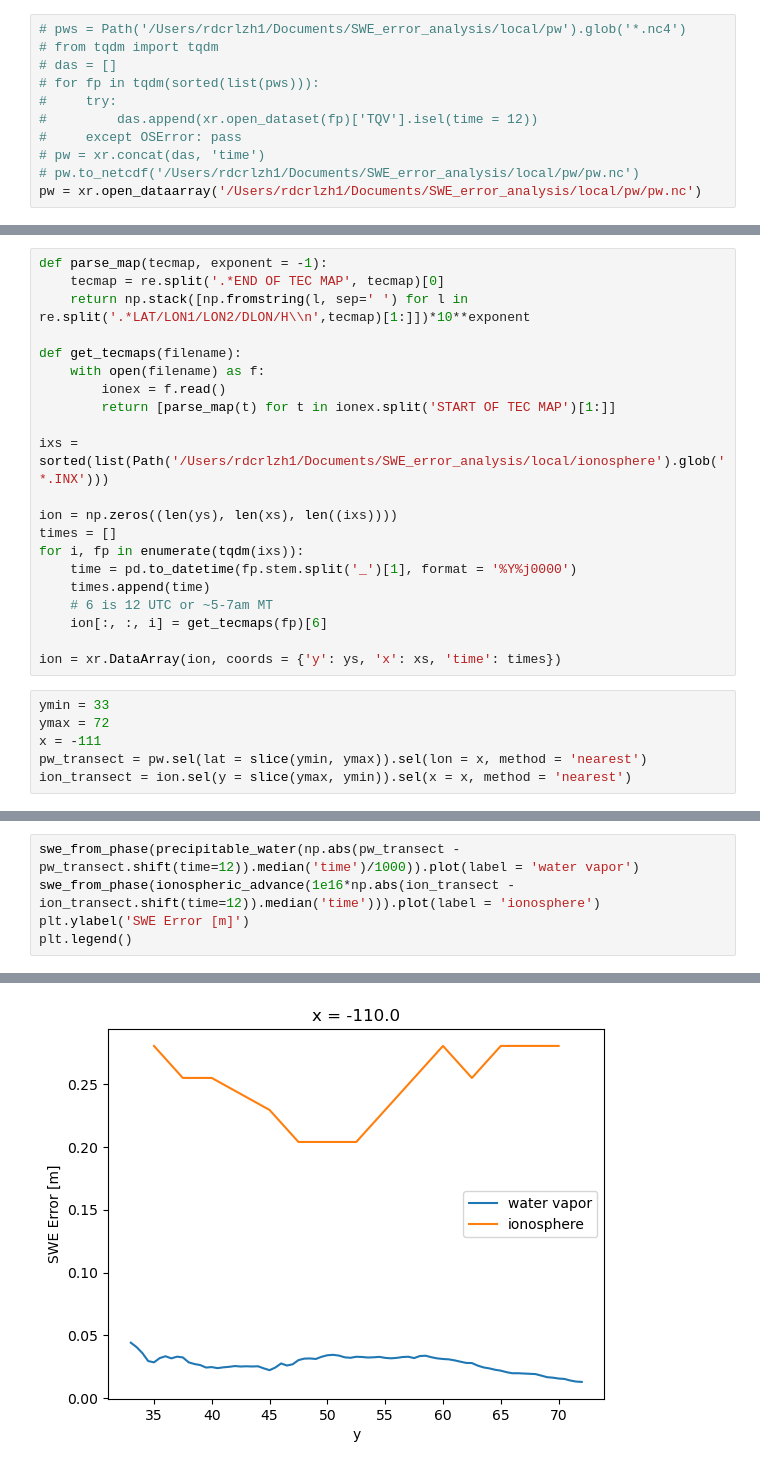
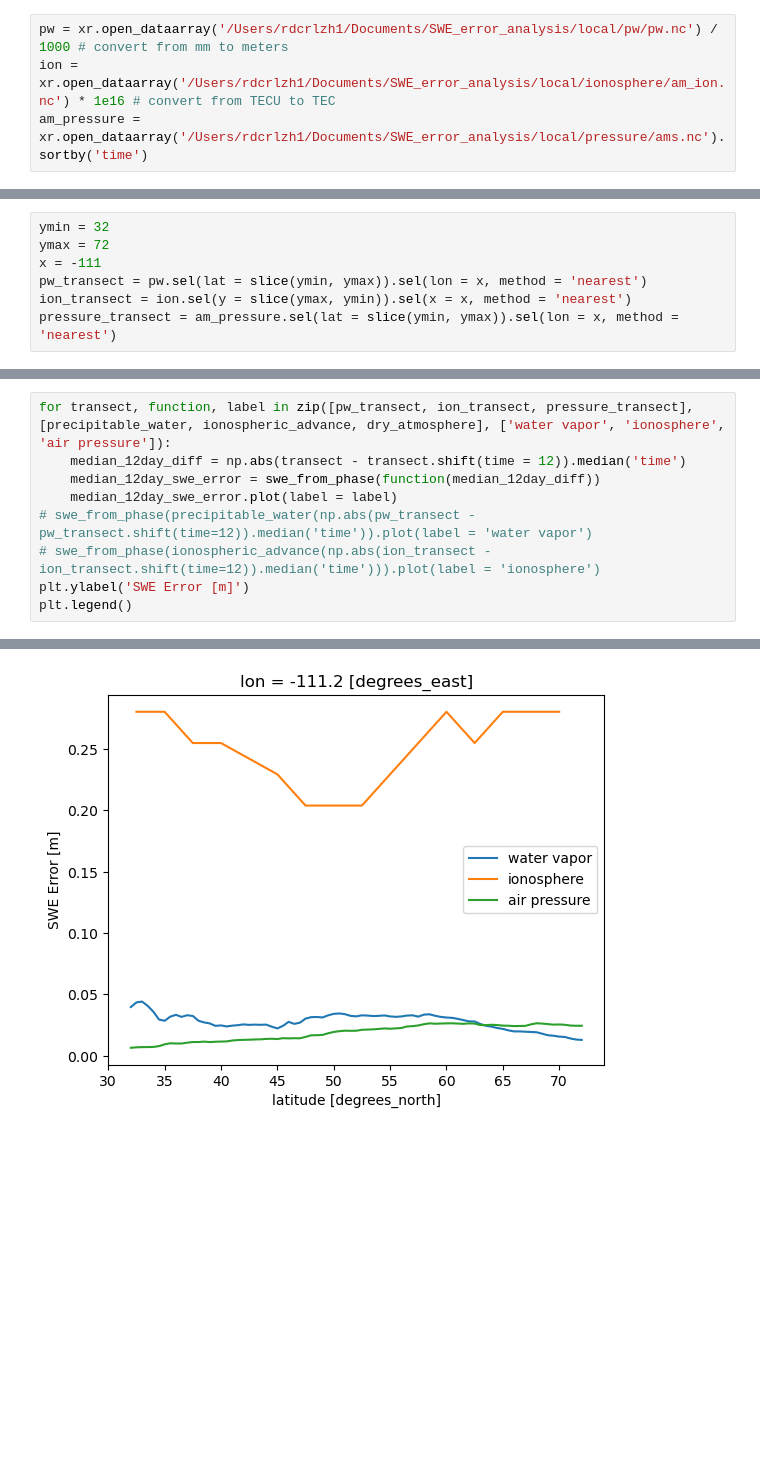
Before and after one commit to rpalomaki/SWE_error_analysis, a Jupyter notebook: src/analysis/play/figure3_transect.ipynb, the cells around one changed output, grey strips where cells are left out. Cells and saved outputs as stored; diff of their text form; blank space fills up the shorter version.

```diff
--- a/src/analysis/play/figure3_transect.ipynb
+++ b/src/analysis/play/figure3_transect.ipynb
@@ -15,11 +17,4 @@ from non_snow_retrievals import precipitable_water, ionospheric_advance
 # %%
-# pws = Path('/Users/rdcrlzh1/Documents/SWE_error_analysis/local/pw').glob('*.nc4')
-# from tqdm import tqdm
-# das = []
-# for fp in tqdm(sorted(list(pws))):
-#     try:
-#         das.append(xr.open_dataset(fp)['TQV'].isel(time = 12))
-#     except OSError: pass
-# pw = xr.concat(das, 'time')
-# pw.to_netcdf('/Users/rdcrlzh1/Documents/SWE_error_analysis/local/pw/pw.nc')
-pw = xr.open_dataarray('/Users/rdcrlzh1/Documents/SWE_error_analysis/local/pw/pw.nc')
+pw = xr.open_dataarray('/Users/rdcrlzh1/Documents/SWE_error_analysis/local/pw/pw.nc') / 1000 # convert from mm to meters
+ion = xr.open_dataarray('/Users/rdcrlzh1/Documents/SWE_error_analysis/local/ionosphere/am_ion.nc') * 1e16 # convert from TECU to TEC
+am_pressure = xr.open_dataarray('/Users/rdcrlzh1/Documents/SWE_error_analysis/local/pressure/ams.nc').sortby('time')
@@ -29,27 +21,7 @@ ys = np.arange(87.5, -89, -2.5)
-# %%
-def parse_map(tecmap, exponent = -1):
-    tecmap = re.split('.*END OF TEC MAP', tecmap)[0]
-    return np.stack([np.fromstring(l, sep=' ') for l in re.split('.*LAT/LON1/LON2/DLON/H\\n',tecmap)[1:]])*10**exponent
-
-def get_tecmaps(filename):
-    with open(filename) as f:
-        ionex = f.read()
-        return [parse_map(t) for t in ionex.split('START OF TEC MAP')[1:]]
-
-ixs = sorted(list(Path('/Users/rdcrlzh1/Documents/SWE_error_analysis/local/ionosphere').glob('*.INX')))
-
-ion = np.zeros((len(ys), len(xs), len((ixs))))
-times = []
-for i, fp in enumerate(tqdm(ixs)):
-    time = pd.to_datetime(fp.stem.split('_')[1], format = '%Y%j0000')
-    times.append(time)
-    # 6 is 12 UTC or ~5-7am MT
-    ion[:, :, i] = get_tecmaps(fp)[6]
-
-ion = xr.DataArray(ion, coords = {'y': ys, 'x': xs, 'time': times})
 # %%
-ymin = 33
+ymin = 32
 ymax = 72
 x = -111
 pw_transect = pw.sel(lat = slice(ymin, ymax)).sel(lon = x, method = 'nearest')
 ion_transect = ion.sel(y = slice(ymax, ymin)).sel(x = x, method = 'nearest')
+pressure_transect = am_pressure.sel(lat = slice(ymin, ymax)).sel(lon = x, method = 'nearest')
@@ -65,8 +33,12 @@ ion_transect.isel(time = 80).plot()
 # %%
-swe_from_phase(precipitable_water(np.abs(pw_transect - pw_transect.shift(time=12)).median('time')/1000)).plot(label = 'water vapor')
-swe_from_phase(ionospheric_advance(1e16*np.abs(ion_transect - ion_transect.shift(time=12)).median('time'))).plot(label = 'ionosphere')
+for transect, function, label in zip([pw_transect, ion_transect, pressure_transect], [precipitable_water, ionospheric_advance, dry_atmosphere], ['water vapor', 'ionosphere', 'air pressure']):
+    median_12day_diff = np.abs(transect - transect.shift(time = 12)).median('time')
+    median_12day_swe_error = swe_from_phase(function(median_12day_diff))
+    median_12day_swe_error.plot(label = label)
+# swe_from_phase(precipitable_water(np.abs(pw_transect - pw_transect.shift(time=12)).median('time')).plot(label = 'water vapor')
+# swe_from_phase(ionospheric_advance(np.abs(ion_transect - ion_transect.shift(time=12)).median('time'))).plot(label = 'ionosphere')
 plt.ylabel('SWE Error [m]')
 plt.legend()
 # %% [output]
 <matplotlib.legend.Legend at 0x...>
-[figure, old version]
+[figure, new version]
```
Also changed, not shown: parts of 4 cells of this notebook, 10 other files.
